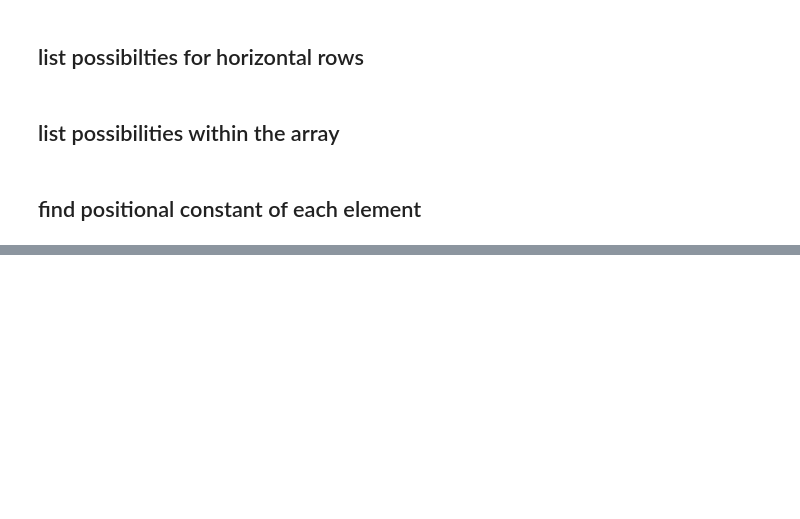
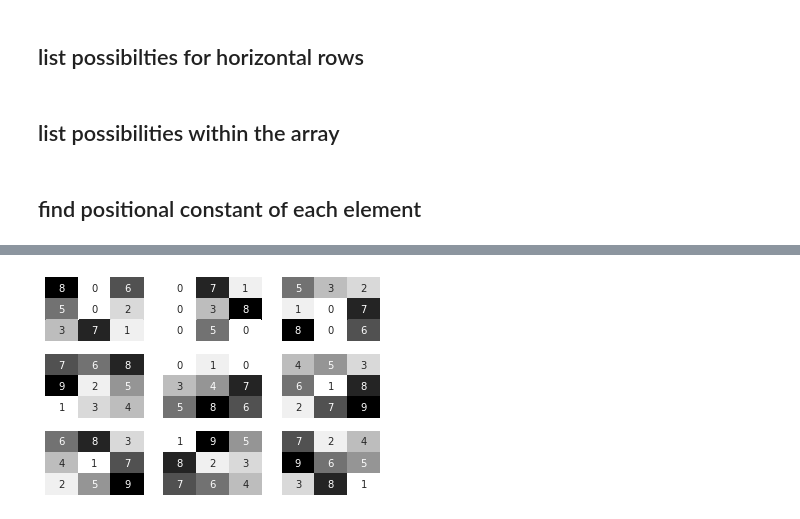
Before and after one commit to thanakijwanavit/sudoku, a Jupyter notebook: sudoku solver.ipynb, the cells around one changed output, grey strips where cells are left out. Cells and saved outputs as stored; diff of their text form; code cells hidden in the pictures; blank space fills up the shorter version.

```diff
--- a/sudoku solver.ipynb
+++ b/sudoku solver.ipynb
@@ -220,0 +219,4 @@ for ax,dfi in zip(np.swapaxes(axn,0,1).flat,df):
+# %%
+plot(np.load('solved.npy'))
+# %% [output]
+[figure, added]
```
Also changed, not shown: parts of 8 cells of this notebook, 6 other files.
